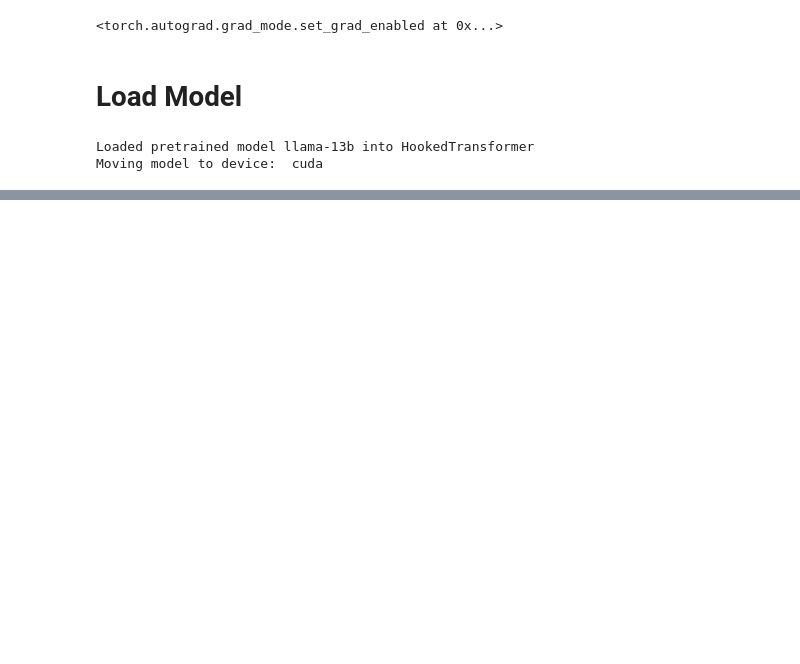
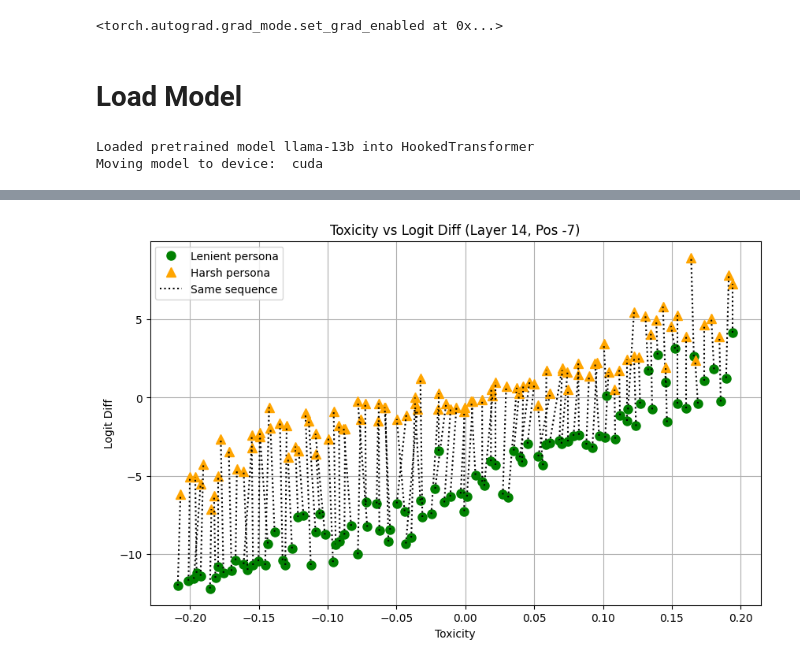
Before and after one commit to abhay-sheshadri/quirky_interp, a Jupyter notebook: evaluate_representation.ipynb, the cells around one changed output, grey strips where cells are left out. Saved outputs shown, nothing was run; the diff lists cells and outputs as text; code cells hidden in the pictures; blank space fills up the shorter version.

```diff
--- a/evaluate_representation.ipynb
+++ b/evaluate_representation.ipynb
@@ -363,0 +140,23 @@ plt.show()
+# %%
+def bin_results(results, bin_count=100):
+
+    # Extract all toxic scores to determine the overall min and max
+    toxic_scores = [item[condition]['toxic score'] for item in results for condition in ['lenient', 'harsh']]
+    min_toxic_score = min(toxic_scores)
+    max_toxic_score = max(toxic_scores)
+
+    # Define the bin edges - calculate the width of each bin first
+    bin_width = (max_toxic_score - min_toxic_score) / bin_count
+    bins = [min_toxic_score + i*bin_width for i in range(bin_count + 1)]
+
+    # Assign dictionaries to bins based on their toxic scores
+    bins_dict = {i: [] for i in range(bin_count)}
+
+    for item in results:
+        toxic_score = item["lenient"]["toxic score"]
+        # Determine which bin this score falls into
+        bin_index = int((toxic_score - min_toxic_score) // bin_width)
+        bin_index = min(bin_index, bin_count - 1)  # Ensure it does not go out of the range
+        bins_dict[bin_index].append(item)
+
+    return bins_dict
@@ -363,0 +167,7 @@ plt.show()
+# %%
+bins_dict = bin_results(results[-7])
+binned_results = [bins_dict[i][0] for i in range(len(bins_dict)) if len(bins_dict[i]) > 0]
+
+create_toxicity_plot(binned_results, title="Toxicity vs Logit Diff (Layer 14, Pos -7)", y_axis="LD", y_label="Logit Diff")
+# %% [output]
+[figure, added]
```
Also changed, not shown: parts of 42 cells of this notebook.
